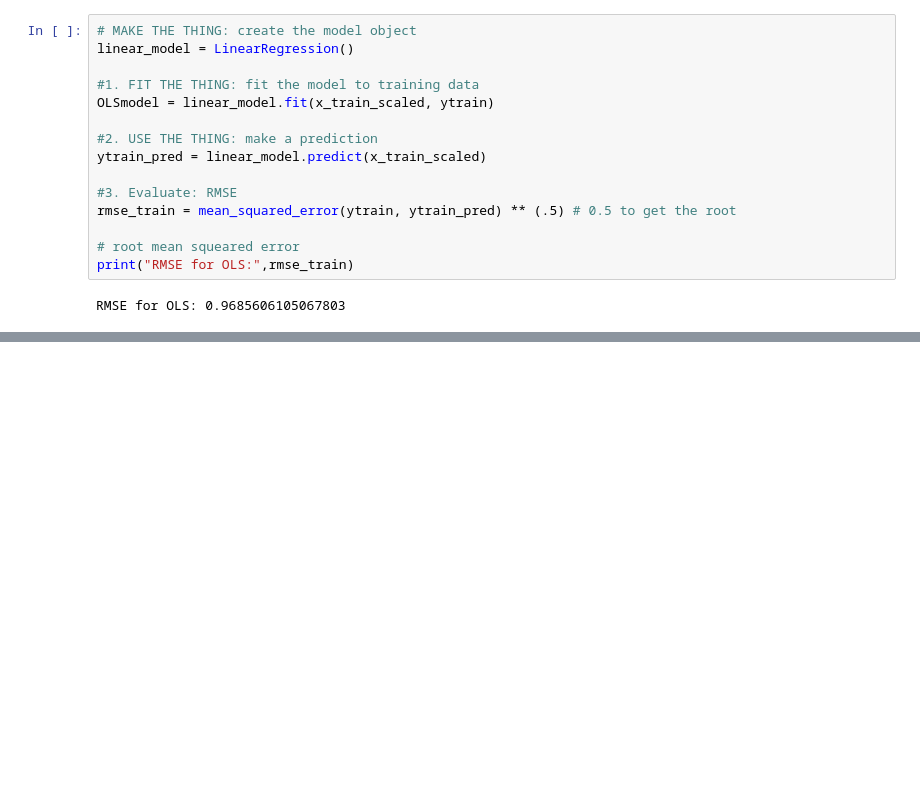
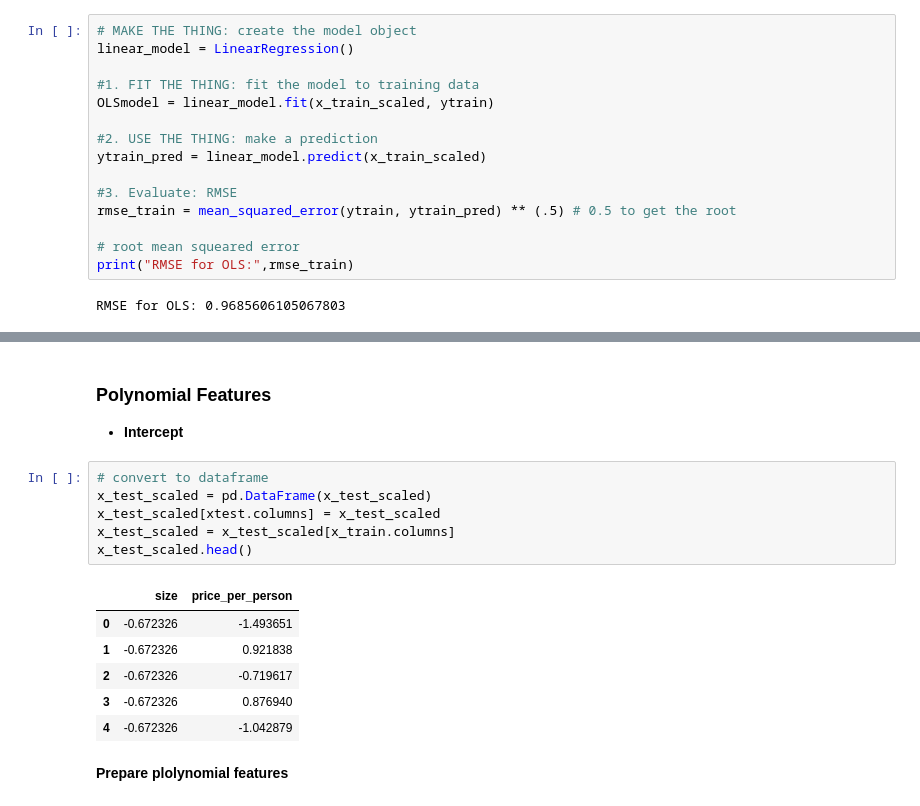
Before and after one commit to MigashaneVictoire/regression-exercises, a Jupyter notebook: Modeling.ipynb, the cells around one changed output, grey strips where cells are left out. Cells and saved outputs as stored; diff of their text form; blank space fills up the shorter version.

```diff
--- a/Modeling.ipynb
+++ b/Modeling.ipynb
@@ -251,0 +344,19 @@ R2_validate 0.27833891749564343
+# %% [markdown]
+### Polynomial Features
+
+- **Intercept**
+# %%
+# convert to dataframe
+x_test_scaled = pd.DataFrame(x_test_scaled)
+x_test_scaled[xtest.columns] = x_test_scaled
+x_test_scaled = x_test_scaled[x_train.columns]
+x_test_scaled.head()
+# %% [output]
+|  | size | price_per_person |
+| 0 | -0.672326 | -1.493651 |
+| 1 | -0.672326 | 0.921838 |
+| 2 | -0.672326 | -0.719617 |
+| 3 | -0.672326 | 0.876940 |
+| 4 | -0.672326 | -1.042879 |
+# %% [markdown]
+**Prepare plolynomial features**
```
Also changed, not shown: parts of 26 cells of this notebook.
